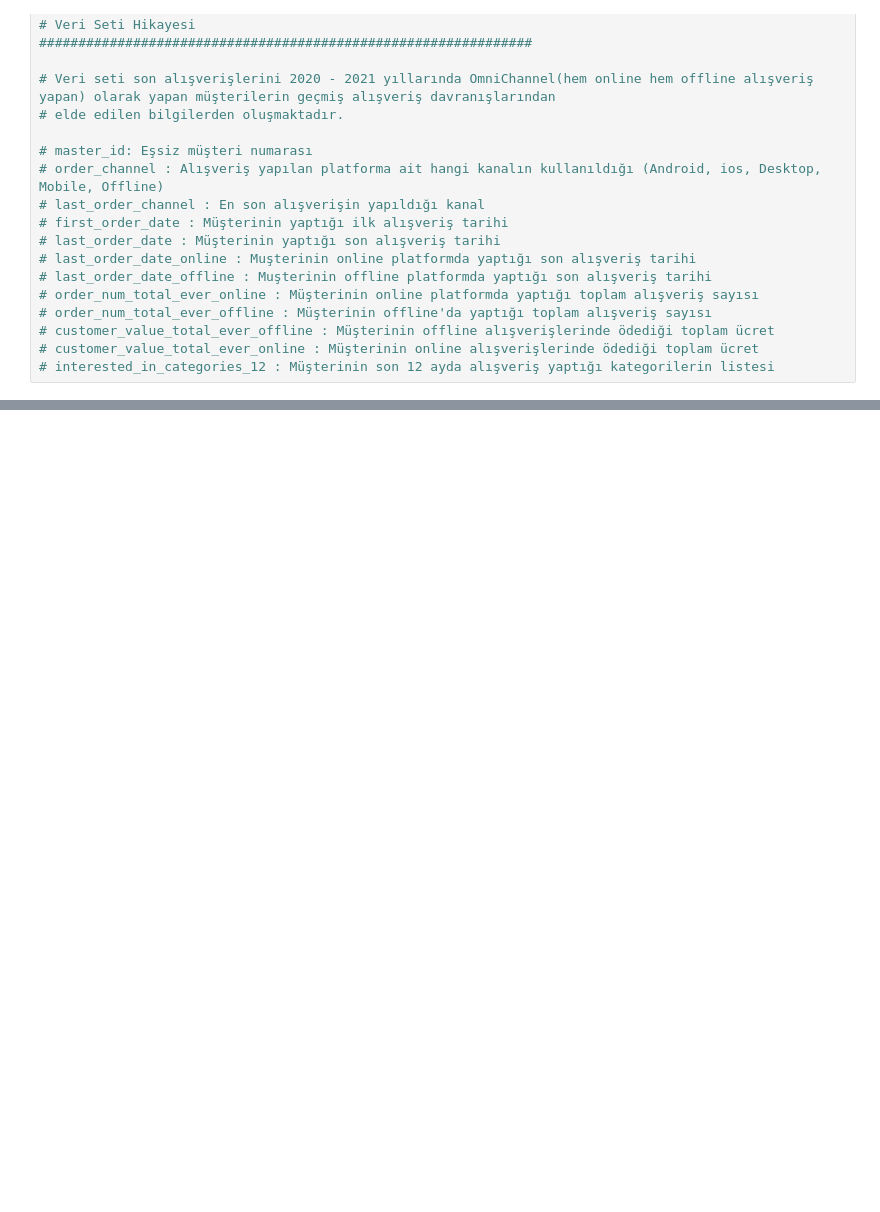
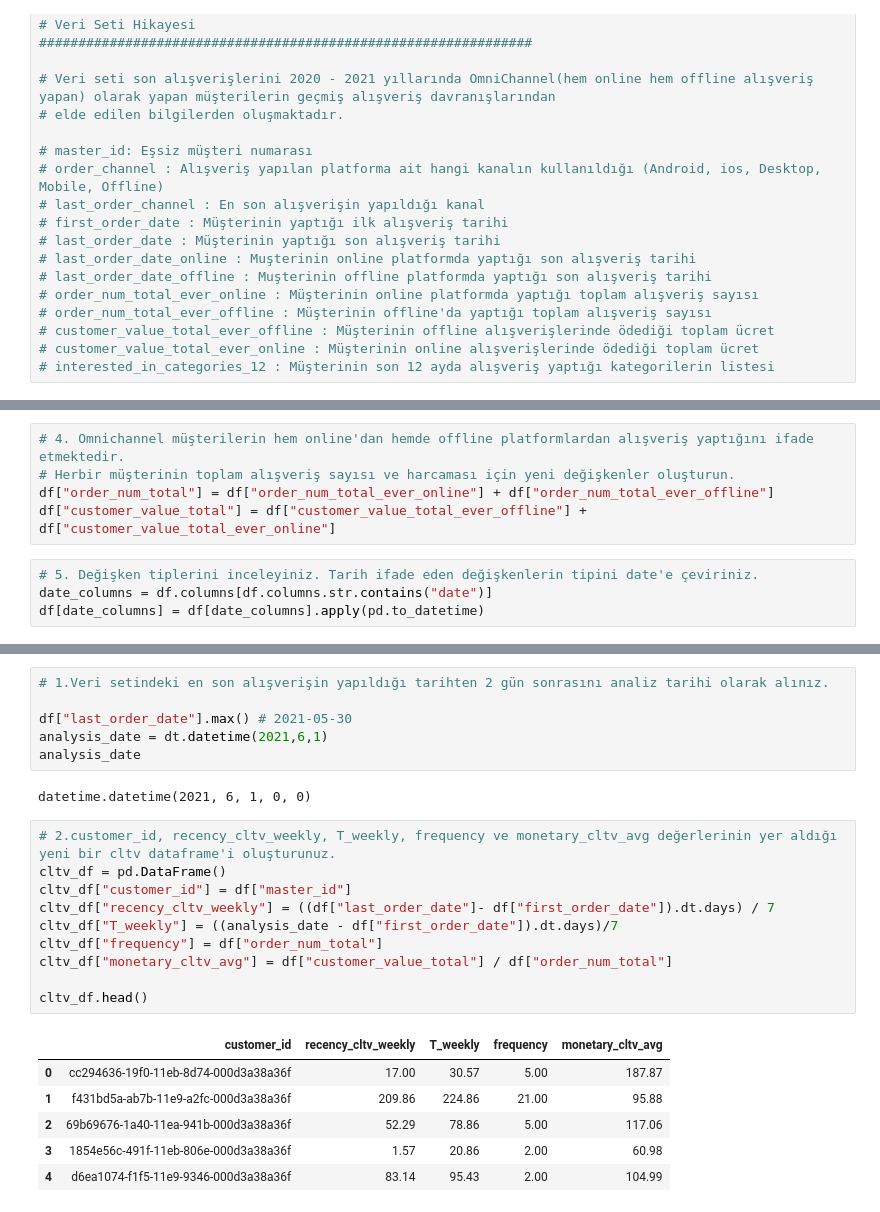
Before and after one commit to emsalozkan/2-CRM-Analytics, a Jupyter notebook: notebook/cs_FLO_CLTV_Prediction.ipynb, the cells around one changed output, grey strips where cells are left out. Cells and saved outputs as stored; diff of their text form; blank space fills up the shorter version.

```diff
--- a/notebook/cs_FLO_CLTV_Prediction.ipynb
+++ b/notebook/cs_FLO_CLTV_Prediction.ipynb
@@ -30,0 +136,9 @@
+# %%
+# 4. Omnichannel müşterilerin hem online'dan hemde offline platformlardan alışveriş yaptığını ifade etmektedir.
+# Herbir müşterinin toplam alışveriş sayısı ve harcaması için yeni değişkenler oluşturun.
+df["order_num_total"] = df["order_num_total_ever_online"] + df["order_num_total_ever_offline"]
+df["customer_value_total"] = df["customer_value_total_ever_offline"] + df["customer_value_total_ever_online"]
+# %%
+# 5. Değişken tiplerini inceleyiniz. Tarih ifade eden değişkenlerin tipini date'e çeviriniz.
+date_columns = df.columns[df.columns.str.contains("date")]
+df[date_columns] = df[date_columns].apply(pd.to_datetime)
@@ -30,0 +172,25 @@
+# %%
+# 1.Veri setindeki en son alışverişin yapıldığı tarihten 2 gün sonrasını analiz tarihi olarak alınız.
+
+df["last_order_date"].max() # 2021-05-30
+analysis_date = dt.datetime(2021,6,1)
+analysis_date
+# %% [output]
+datetime.datetime(2021, 6, 1, 0, 0)
+# %%
+# 2.customer_id, recency_cltv_weekly, T_weekly, frequency ve monetary_cltv_avg değerlerinin yer aldığı yeni bir cltv dataframe'i oluşturunuz.
+cltv_df = pd.DataFrame()
+cltv_df["customer_id"] = df["master_id"]
+cltv_df["recency_cltv_weekly"] = ((df["last_order_date"]- df["first_order_date"]).dt.days) / 7
+cltv_df["T_weekly"] = ((analysis_date - df["first_order_date"]).dt.days)/7
+cltv_df["frequency"] = df["order_num_total"]
+cltv_df["monetary_cltv_avg"] = df["customer_value_total"] / df["order_num_total"]
+
+cltv_df.head()
+# %% [output]
+|  | customer_id | recency_cltv_weekly | T_weekly | frequency | monetary_cltv_avg |
+| 0 | cc294636-19f0-11eb-8d74-000d3a38a36f | 17.00 | 30.57 | 5.00 | 187.87 |
+| 1 | f431bd5a-ab7b-11e9-a2fc-000d3a38a36f | 209.86 | 224.86 | 21.00 | 95.88 |
+| 2 | 69b69676-1a40-11ea-941b-000d3a38a36f | 52.29 | 78.86 | 5.00 | 117.06 |
+| 3 | 1854e56c-491f-11eb-806e-000d3a38a36f | 1.57 | 20.86 | 2.00 | 60.98 |
+| 4 | d6ea1074-f1f5-11e9-9346-000d3a38a36f | 83.14 | 95.43 | 2.00 | 104.99 |
```
Also changed, not shown: parts of 10 cells of this notebook, 2 other files.
